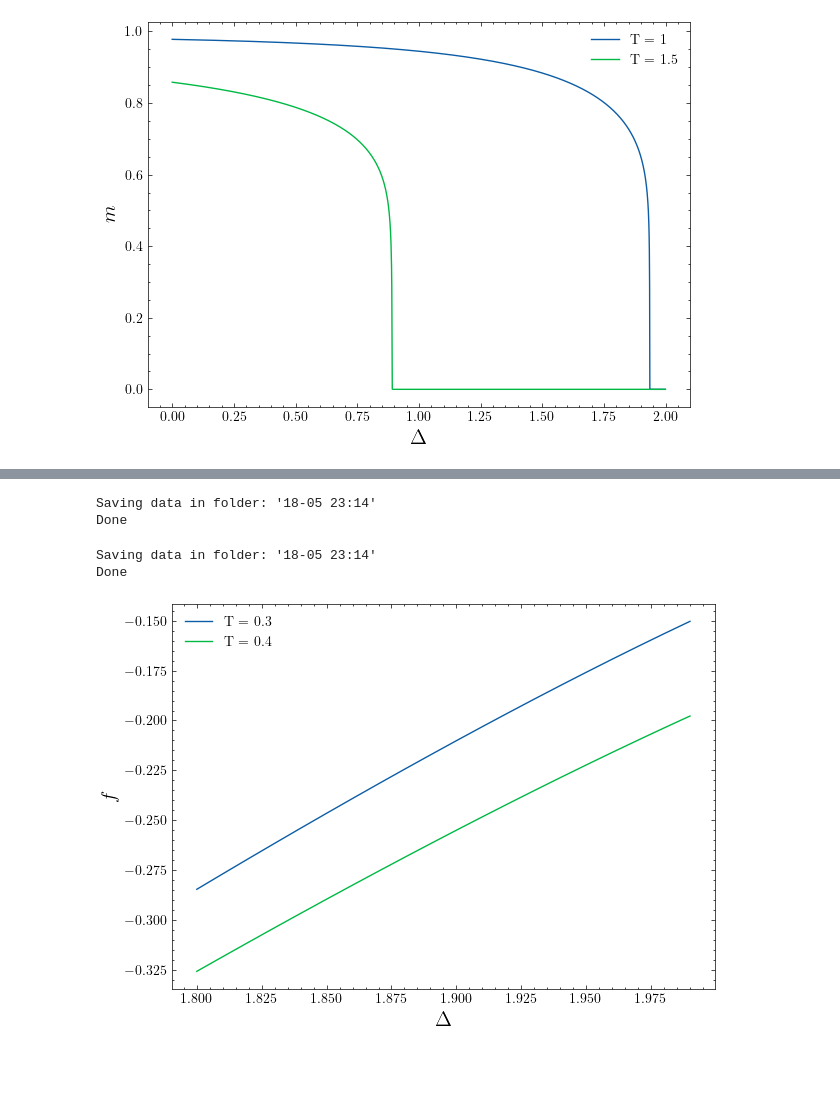
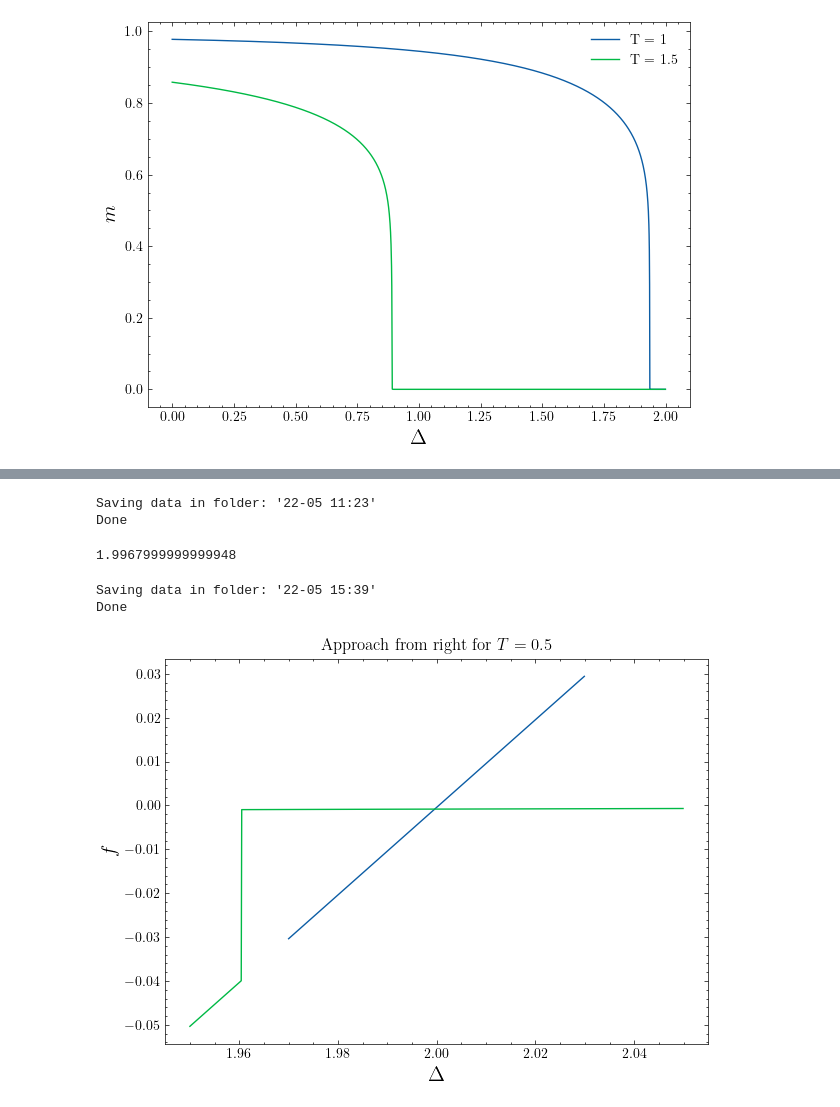
Before and after one commit to DerkNiessink/Blume, a Jupyter notebook: analysis/blume/second_order.ipynb, the cells around one changed output, grey strips where cells are left out. Saved outputs shown, nothing was run; the diff lists cells and outputs as text; code cells hidden in the pictures; blank space fills up the shorter version.

Commit message:
Blume-Capel model and shit

```diff
--- a/analysis/blume/second_order.ipynb
+++ b/analysis/blume/second_order.ipynb
@@ -67,12 +150,10 @@ plt.show()
 # %%
-couplings = [coupling for coupling in np.arange(1.8, 2, 0.01)]
+couplings = [coupling for coupling in np.arange(1.95, 2.05, 0.0001)]
 couplings.reverse()
 
-result = Results(varying_param="temperature", range=[0.3, 0.4])
-params = ModelParameters(model = "blume", var_range=couplings, tol=1e-13, max_steps=int(10e9), use_prev=True, chi=2)
+result = Results()
+params = ModelParameters(model = "blume", var_range=couplings, step=0.0001, tol=1e-9, max_steps=int(10e9), use_prev=True, temperature=0.4, chi= 12)
 result.get(params, sweeping_param="coupling")
 # %% [output]
-Saving data in folder: '18-05 23:14'
+Saving data in folder: '22-05 11:23'
 Done
-Saving data in folder: '18-05 23:14'
-Done
@@ -79,12 +170,25 @@ Done
+# %%
+couplings[idx]
+# %% [output]
+1.9967999999999948
+# %%
+result = Results()
+params = ModelParameters(model = "blume", var_range=(1.95, 2.05), step=0.0001, tol=1e-9, max_steps=int(10e9), use_prev=True, temperature=0.3, chi=12)
+result.get(params, sweeping_param="coupling")
+# %% [output]
+Saving data in folder: '22-05 15:39'
+Done
 # %%
-plt.figure(figsize = (7, 5))
-for temp in [0.3, 0.4]:
-    data = read("18-05 22:24", f"temperature{temp}")
-    plt.plot(data["couplings"], compute(Prop.f, data), label=f"T = {temp}")
+inv_data = read("22-05 15:38", f"data")
+data = read("22-05 15:39", f"data")
+plt.figure(figsize= (7, 5))
+plt.plot(data["couplings"][200:800], compute(Prop.f, data)[200:800])
+plt.plot(inv_data["couplings"][200:800], compute(Prop.f, inv_data)[200:800])
 
 plt.xlabel("$\Delta$", fontsize = 15)
 plt.ylabel("$f$", fontsize = 15)
-plt.legend()
+
+plt.title("Approach from right for $T = 0.5$")
 plt.show()
 # %% [output]
-[figure, old version]
+[figure, new version]
```
Also changed, not shown: parts of 10 cells of this notebook, 6 other files.
